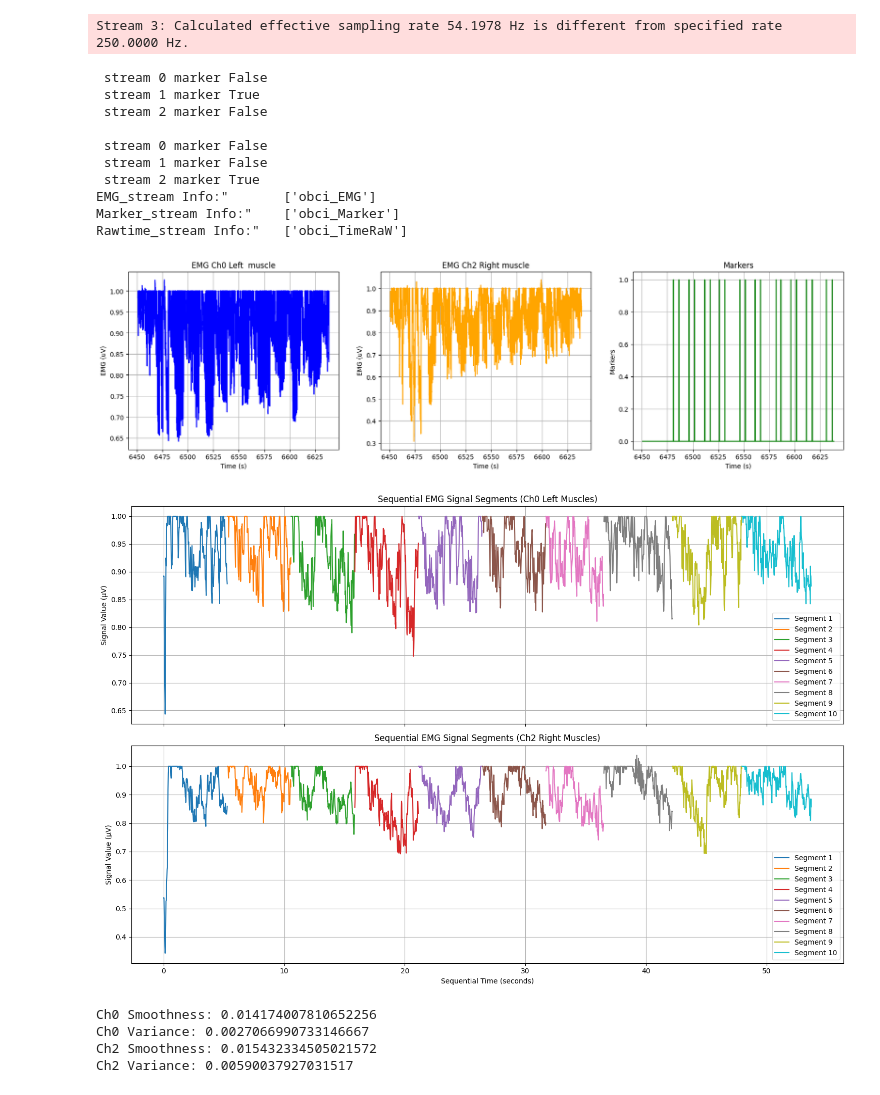
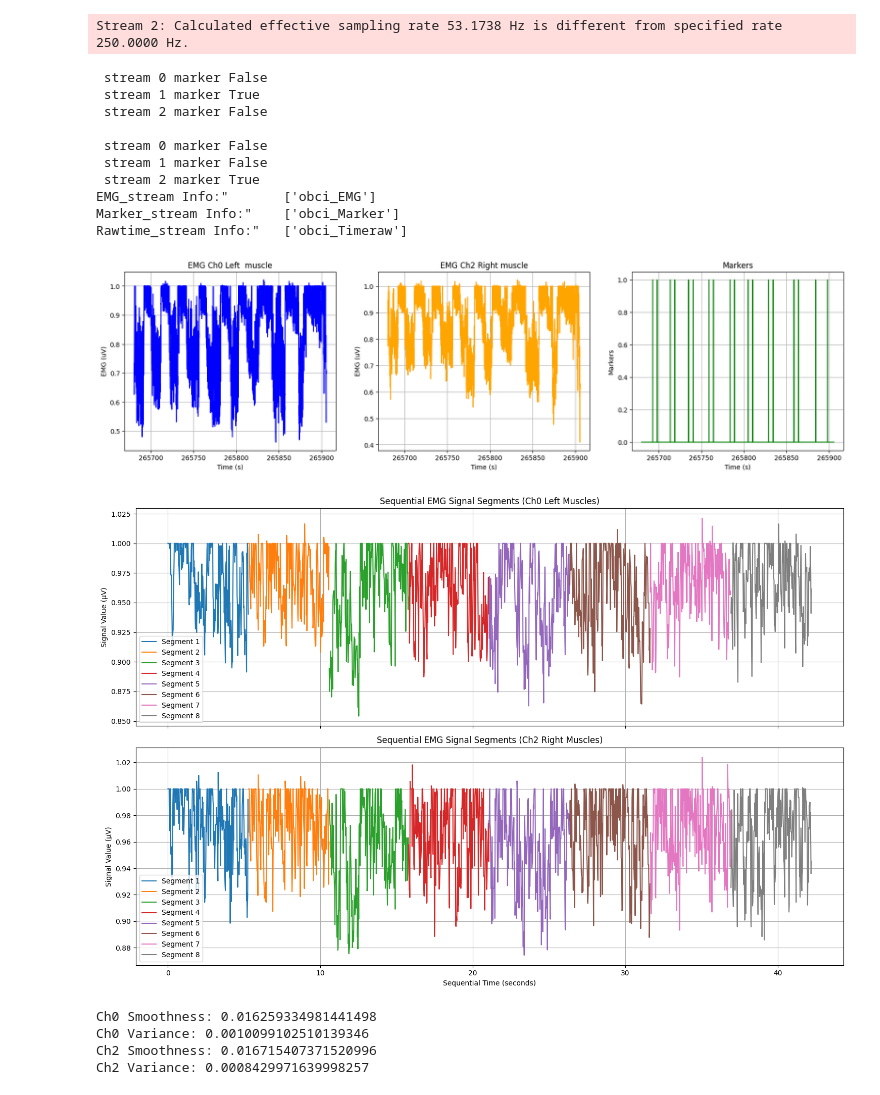
Before and after one commit to Akkarasaknarong/FRA_161_Public, a Jupyter notebook: Processing_Data.ipynb, the cells around one changed output. Cells and saved outputs as stored; diff of their text form; code cells hidden in the pictures.

```diff
--- a/Processing_Data.ipynb
+++ b/Processing_Data.ipynb
@@ -1,7 +1,7 @@
 # %%
 import pyxdf
 import numpy as np
-streams, header = pyxdf.load_xdf('sub-P405\ses-S001\eeg\sub-P405_ses-S001_task-Default_run-001_eeg.xdf')
+streams, header = pyxdf.load_xdf('sub-P503\ses-S001\eeg\sub-P503_ses-S001_task-Default_run-001_eeg.xdf')
 
 stream_2 = streams[1]
 stream_3 = streams[2]
@@ -49,7 +49,7 @@ print(f'EMG_stream Info:"       {EMG_stream['info']['name']}')
 print(f'Marker_stream Info:"    {Marker_stream['info']['name']}')
 print(f'Rawtime_stream Info:"   {Rawtime_stream['info']['name']}')
 # %% [output]
-Stream 3: Calculated effective sampling rate 54.1978 Hz is different from specified rate 250.0000 Hz.
+Stream 2: Calculated effective sampling rate 53.1738 Hz is different from specified rate 250.0000 Hz.
  stream 0 marker False
  stream 1 marker True
  stream 2 marker False
@@ -59,37 +59,38 @@ Stream 3: Calculated effective sampling rate 54.1978 Hz is different from specif
  stream 2 marker True
 EMG_stream Info:"       ['obci_EMG']
 Marker_stream Info:"    ['obci_Marker']
-Rawtime_stream Info:"   ['obci_TimeRaW']
+Rawtime_stream Info:"   ['obci_Timeraw']
 # %%
 import matplotlib.pyplot as plt
 
-fig, ax = plt.subplots(1,3,figsize=(20,5))
+
 EMG_timeseries_Ch0 = EMG_stream['time_series'][:,0]
 EMG_timeseries_Ch2 = EMG_stream['time_series'][:,2]
 EMG_timestamps = EMG_stream['time_stamps']
 
 Maker_timeseries = Marker_stream['time_series']
 Maker_timestamps = Marker_stream['time_stamps']
 
+fig, ax = plt.subplots(1,3,figsize=(20,5),sharey=False)
 ax[0].plot(EMG_timestamps, EMG_timeseries_Ch0, label='EMG Ch0 Left  muscle', color='b')
 ax[0].set_title('EMG Ch0 Left  muscle')
 ax[0].set_xlabel('Time (s)')
 ax[0].set_ylabel('EMG (uV)')
 ax[0].grid()
 
 ax[1].plot(EMG_timestamps, EMG_timeseries_Ch2, label='EMG Ch2 Right muscle', color='orange')
 ax[1].set_title('EMG Ch2 Right muscle')
 ax[1].set_xlabel('Time (s)')
 ax[1].set_ylabel('EMG (uV)')
 ax[1].grid()
 
 ax[2].plot(Maker_timestamps, Maker_timeseries, label='Markers', color='g')
 ax[2].set_title('Markers')
 ax[2].set_xlabel('Time (s)')
 ax[2].set_ylabel('Markers')
 ax[2].grid()
 # %% [output]
-[figure, old version]
+[figure, new version]
 # %%
 import matplotlib.pyplot as plt
 import numpy as np
@@ -178,8 +179,8 @@ if time_series_marker_ch2:
     print(f"Ch2 Smoothness: {cal_Smoothness_signal_ch2}")
     print(f"Ch2 Variance: {cal_variance_signal_ch2}")
 # %% [output]
-[figure, old version]
+[figure, new version]
-Ch0 Smoothness: 0.014174007810652256
-Ch0 Variance: 0.0027066990733146667
-Ch2 Smoothness: 0.015432334505021572
-Ch2 Variance: 0.00590037927031517
+Ch0 Smoothness: 0.016259334981441498
+Ch0 Variance: 0.0010099102510139346
+Ch2 Smoothness: 0.016715407371520996
+Ch2 Variance: 0.0008429971639998257
```
Also changed, not shown: 11 other files.
